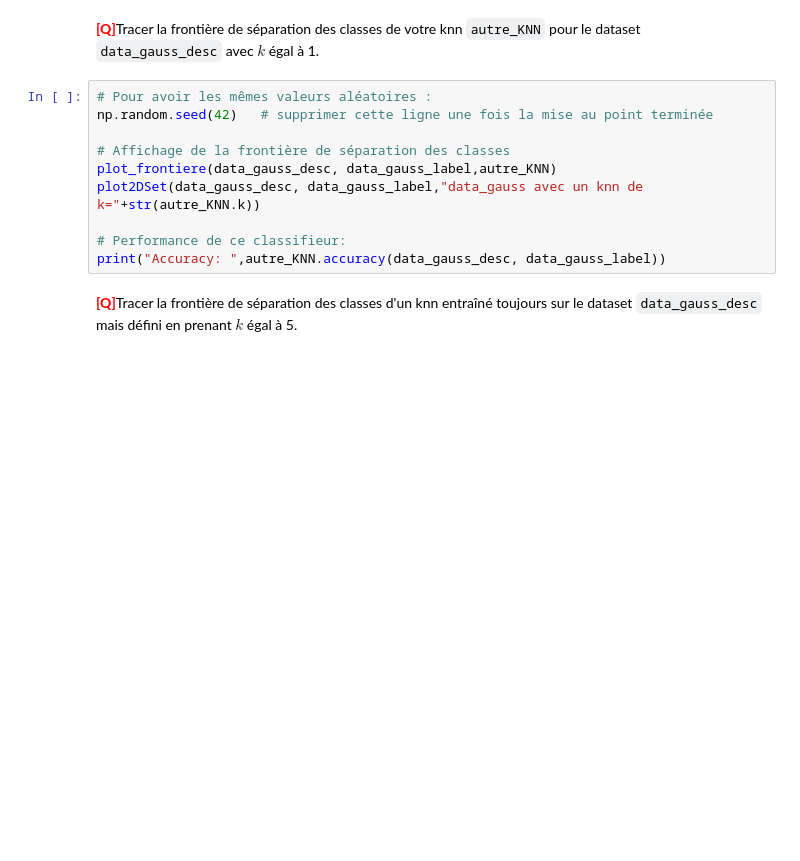
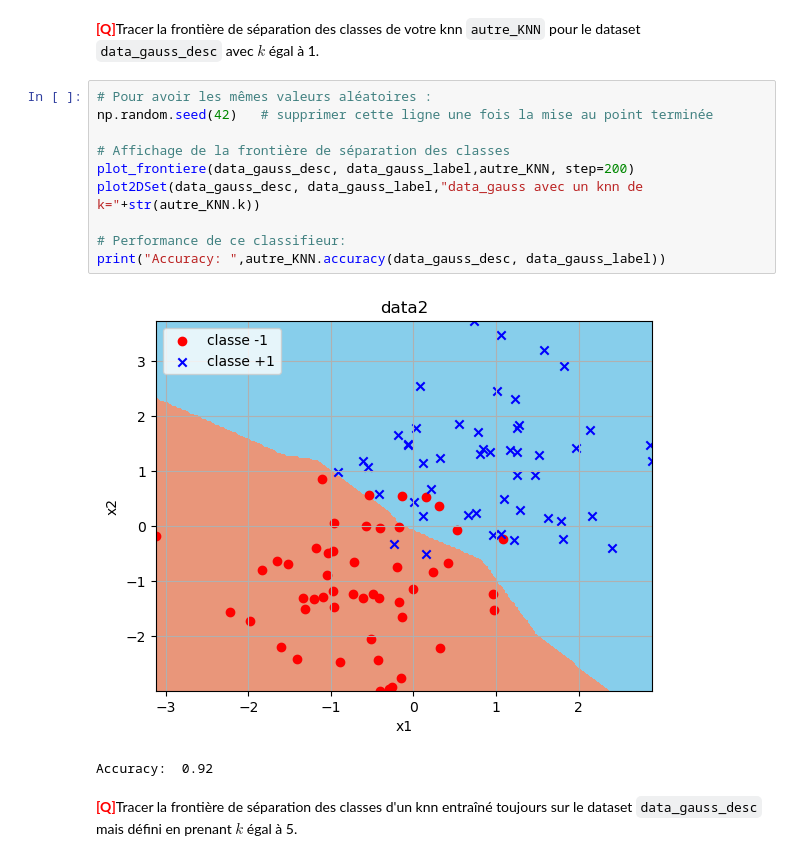
Before and after one commit to vntgogh/SU, a Jupyter notebook: s6/LU3IN026/tme02/tme-02SaadiDitSaada-Harraoui.ipynb, the cells around one changed output. Cells and saved outputs as stored; diff of their text form; blank space fills up the shorter version.

```diff
--- a/s6/LU3IN026/tme02/tme-02SaadiDitSaada-Harraoui.ipynb
+++ b/s6/LU3IN026/tme02/tme-02SaadiDitSaada-Harraoui.ipynb
@@ -787,13 +793,16 @@ plot2DSet(data2_desc,data2_label,"data2"+" avec une taille de pas de "+str(200))
 # %%
 # Pour avoir les mêmes valeurs aléatoires :
 np.random.seed(42)   # supprimer cette ligne une fois la mise au point terminée
 
 # Affichage de la frontière de séparation des classes
-plot_frontiere(data_gauss_desc, data_gauss_label,autre_KNN)
+plot_frontiere(data_gauss_desc, data_gauss_label,autre_KNN, step=200)
 plot2DSet(data_gauss_desc, data_gauss_label,"data_gauss avec un knn de k="+str(autre_KNN.k))
 
 # Performance de ce classifieur:
 print("Accuracy: ",autre_KNN.accuracy(data_gauss_desc, data_gauss_label))
+# %% [output]
+[figure, added]
+Accuracy:  0.92
 # %% [markdown]
 <font color="RED" size="+1">**[Q]**</font>Tracer la frontière de séparation des classes d'un knn entraîné toujours sur le dataset `data_gauss_desc` mais défini en prenant $k$ égal à 5.
 # %%
```
Also changed, not shown: parts of 15 cells of this notebook, 5 other files.
